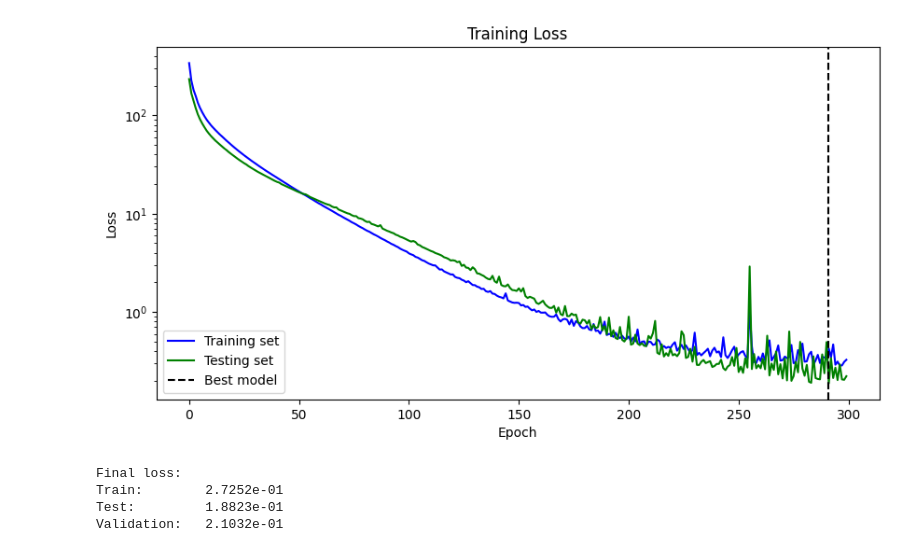
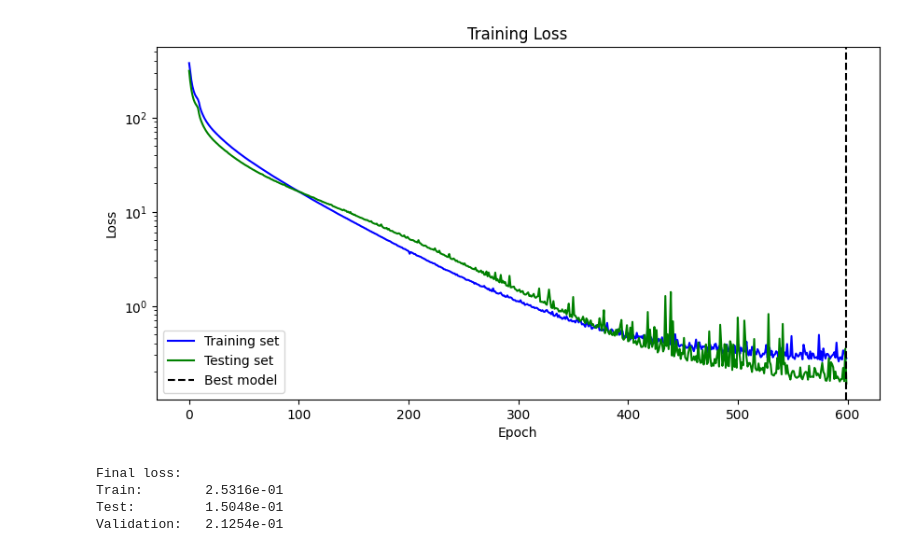
Before and after one commit to LlaughingLion/IP_2024_28, a Jupyter notebook: 5 - Neural Network Model/train_nn.ipynb, the cells around one changed output. Drawn from its saved outputs; the diff is of its cells as text; code cells hidden in the pictures.

```diff
--- a/5 - Neural Network Model/train_nn.ipynb
+++ b/5 - Neural Network Model/train_nn.ipynb
@@ -68,13 +68,13 @@ Estimated Total Size (MB): 0.04
 ----------------------------------------------------------------
 # %%
 # Set hyperparameters
-epochs = 300
+epochs = 600
 batch_size = 8
 learning_rate = 0.0001
 # %%
 # Initialize the network and the optimizer
 net = Neural_network()
-loss_func = WeightedMSELoss(weights = torch.tensor([1000, 1000, 1], dtype=torch.float32))
+loss_func = WeightedMSELoss(weights = torch.tensor([1000, 100, 1], dtype=torch.float32))
 optimizer = optim.Adam(net.parameters(), lr = learning_rate)
 
 # Split the training set into a training and validation set
@@ -158,38 +158,38 @@ plt.close()
 %matplotlib inline
 fig, ax = plt.subplots(figsize=(10, 5), dpi=100)
 ax.set_xlabel('Epoch')
 ax.set_ylabel('Loss')
 ax.set_title('Training Loss')
 ax.set_yscale('log')
 ax.plot(loss_per_epoch, color = 'blue', label = 'Training set')
 ax.plot(loss_per_epoch_test, color = 'green', label = 'Testing set')
 ax.axvline(x = np.argmin(loss_per_epoch_test), color = 'black', linestyle = '--', label = 'Best model')
 ax.legend()
 plt.show()
 
 # Evaluate the validation loss
 best_model.eval()
 with torch.no_grad():
     y_train_pred = best_model(x_train_train)
     y_test_pred = best_model(x_train_test)
     y_val_pred = best_model(x_val)
 
 loss_train = loss_func(y_train_pred, y_train_train)
 loss_test = loss_func(y_test_pred, y_train_test)
 loss_val = loss_func(y_val, y_val_pred)
 
 print('Final loss:\nTrain:        {:0.4e}\nTest:         {:0.4e}\nValidation:   {:0.4e}'.format(loss_train, loss_test, loss_val) )
 
 # Save the model, both as pytorch and traced file for matlab
 torch.save(best_model.state_dict(), 'Models/10sec_norelu.pth')
 traced_model = torch.jit.trace(best_model, torch.randn(1, 4))
 traced_model.save('Models/10sec_norelu.pt')
 # %% [output]
-[figure, old version]
+[figure, new version]
 Final loss:
-Train:        2.7252e-01
-Test:         1.8823e-01
-Validation:   2.1032e-01
+Train:        2.5316e-01
+Test:         1.5048e-01
+Validation:   2.1254e-01
 # %%
 # Show plots of training and validation data as a sequence
 data = loadmat('Data/10sec.mat')
```
Also changed, not shown: parts of 3 cells of this notebook, 22 other files.
